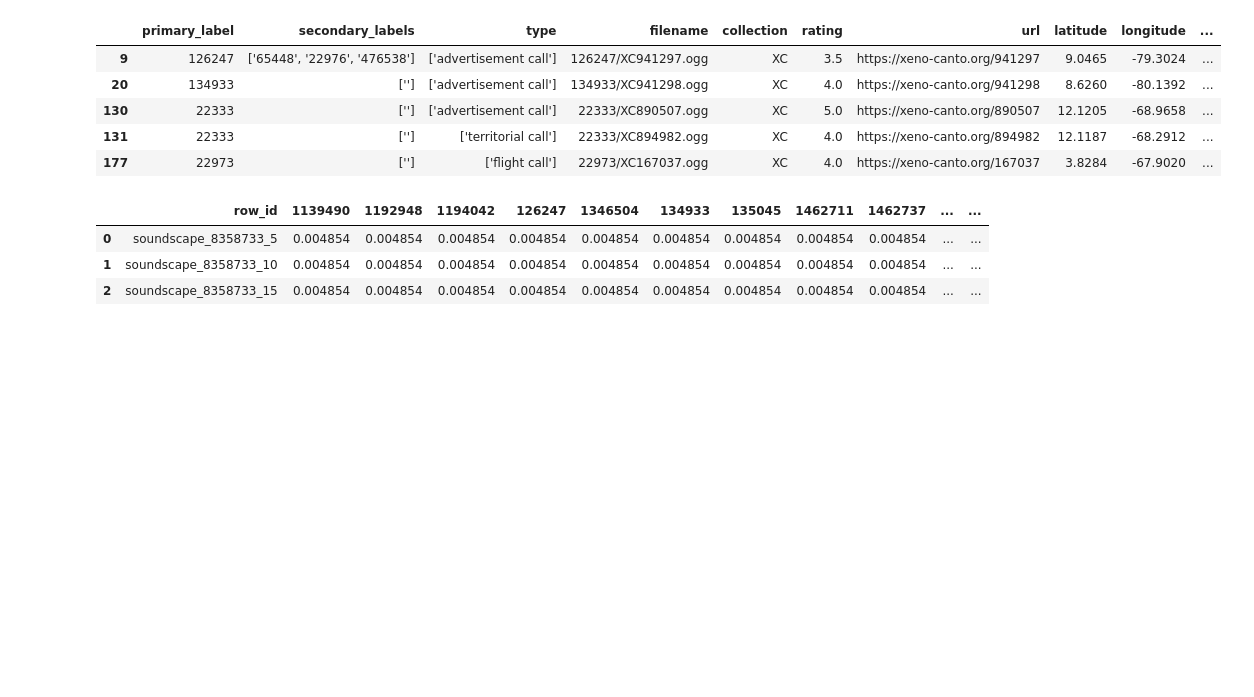
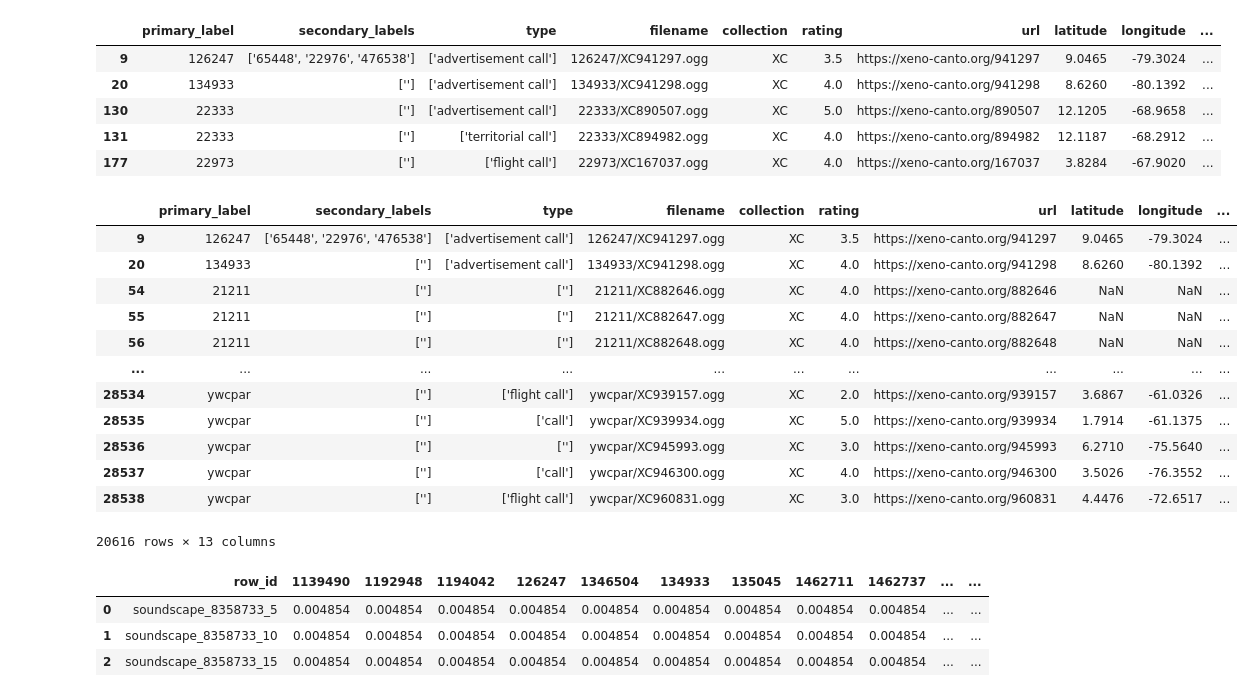
Before and after one commit to junya737/birdclef-2025, a Jupyter notebook: scripts/eda.ipynb, the cells around one changed output. Drawn from its saved outputs; the diff is of its cells as text; code cells hidden in the pictures; blank space fills up the shorter version.

```diff
--- a/scripts/eda.ipynb
+++ b/scripts/eda.ipynb
@@ -53,6 +53,22 @@ train_label[train_label["type"] != "['']"].head()
 | 130 | 22333 | [''] | ['advertisement call'] | 22333/XC890507.ogg | XC | 5.0 | https://xeno-canto.org/890507 | 12.1205 | -68.9658 | ... |
 | 131 | 22333 | [''] | ['territorial call'] | 22333/XC894982.ogg | XC | 4.0 | https://xeno-canto.org/894982 | 12.1187 | -68.2912 | ... |
 | 177 | 22973 | [''] | ['flight call'] | 22973/XC167037.ogg | XC | 4.0 | https://xeno-canto.org/167037 | 3.8284 | -67.9020 | ... |
+# %%
+train_label[train_label["rating"] != 0.0]
+# %% [output]
+|  | primary_label | secondary_labels | type | filename | collection | rating | url | latitude | longitude | ... |
+| 9 | 126247 | ['65448', '22976', '476538'] | ['advertisement call'] | 126247/XC941297.ogg | XC | 3.5 | https://xeno-canto.org/941297 | 9.0465 | -79.3024 | ... |
+| 20 | 134933 | [''] | ['advertisement call'] | 134933/XC941298.ogg | XC | 4.0 | https://xeno-canto.org/941298 | 8.6260 | -80.1392 | ... |
+| 54 | 21211 | [''] | [''] | 21211/XC882646.ogg | XC | 4.0 | https://xeno-canto.org/882646 | NaN | NaN | ... |
+| 55 | 21211 | [''] | [''] | 21211/XC882647.ogg | XC | 4.0 | https://xeno-canto.org/882647 | NaN | NaN | ... |
+| 56 | 21211 | [''] | [''] | 21211/XC882648.ogg | XC | 4.0 | https://xeno-canto.org/882648 | NaN | NaN | ... |
+| ... | ... | ... | ... | ... | ... | ... | ... | ... | ... | ... |
+| 28534 | ywcpar | [''] | ['flight call'] | ywcpar/XC939157.ogg | XC | 2.0 | https://xeno-canto.org/939157 | 3.6867 | -61.0326 | ... |
+| 28535 | ywcpar | [''] | ['call'] | ywcpar/XC939934.ogg | XC | 5.0 | https://xeno-canto.org/939934 | 1.7914 | -61.1375 | ... |
+| 28536 | ywcpar | [''] | [''] | ywcpar/XC945993.ogg | XC | 3.0 | https://xeno-canto.org/945993 | 6.2710 | -75.5640 | ... |
+| 28537 | ywcpar | [''] | ['call'] | ywcpar/XC946300.ogg | XC | 4.0 | https://xeno-canto.org/946300 | 3.5026 | -76.3552 | ... |
+| 28538 | ywcpar | [''] | ['flight call'] | ywcpar/XC960831.ogg | XC | 3.0 | https://xeno-canto.org/960831 | 4.4476 | -72.6517 | ... |
+20616 rows × 13 columns
 # %%
 submission.head()
 # %% [output]
```
Also changed, not shown: parts of 4 cells of this notebook, 5 other files.
